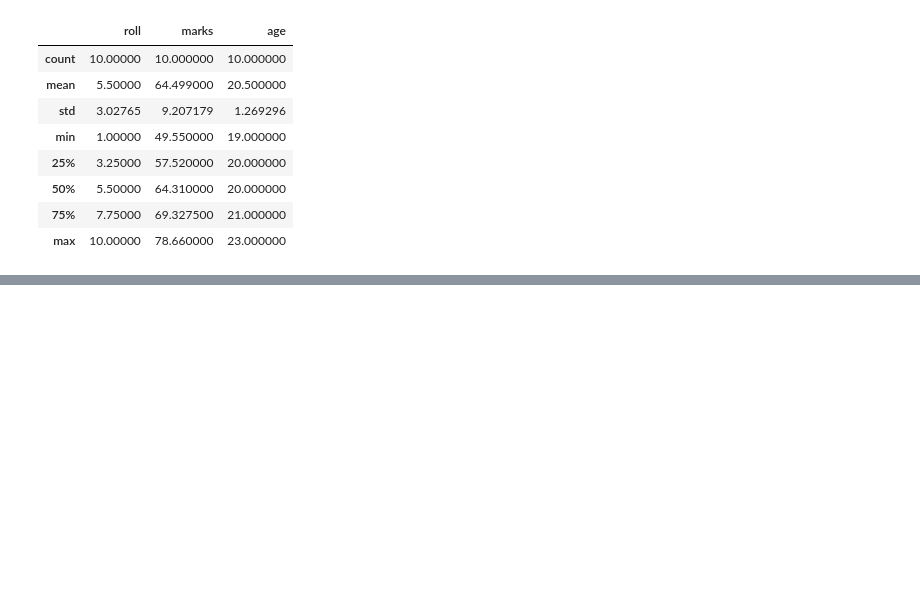
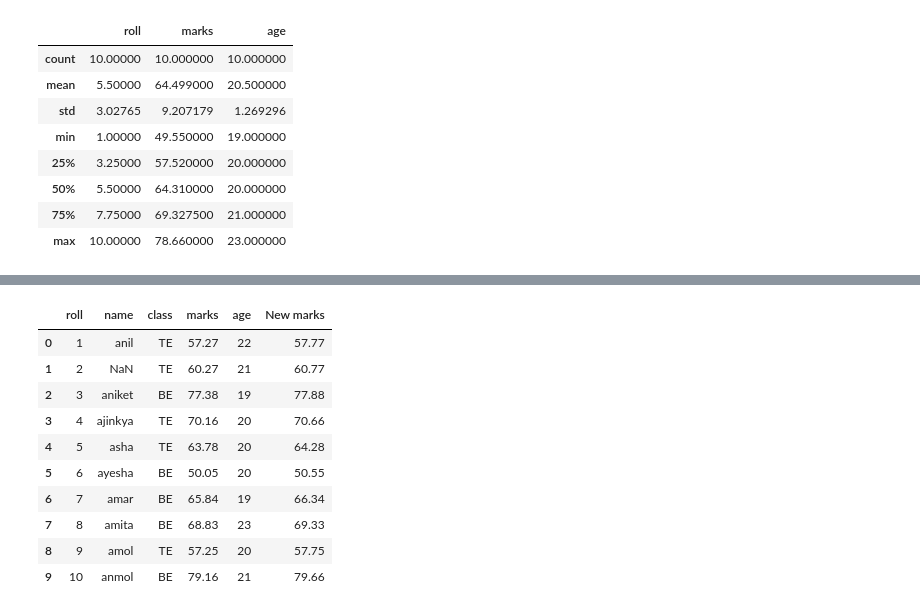
Before and after one commit to agnelor/Data-Science, a Jupyter notebook: 08 Data Analysis.ipynb, the cells around one changed output, grey strips where cells are left out. Saved outputs shown, nothing was run; the diff lists cells and outputs as text; code cells hidden in the pictures; blank space fills up the shorter version.

```diff
--- a/08 Data Analysis.ipynb
+++ b/08 Data Analysis.ipynb
@@ -508,0 +539,2 @@ df.describe()
+# %%
+df['marks']= df['marks'] + 0.5
@@ -508,0 +555,15 @@ df.describe()
+# %%
+df['New marks']= df['marks'] + 0.5
+df
+# %% [output]
+|  | roll | name | class | marks | age | New marks |
+| 0 | 1 | anil | TE | 57.27 | 22 | 57.77 |
+| 1 | 2 | NaN | TE | 60.27 | 21 | 60.77 |
+| 2 | 3 | aniket | BE | 77.38 | 19 | 77.88 |
+| 3 | 4 | ajinkya | TE | 70.16 | 20 | 70.66 |
+| 4 | 5 | asha | TE | 63.78 | 20 | 64.28 |
+| 5 | 6 | ayesha | BE | 50.05 | 20 | 50.55 |
+| 6 | 7 | amar | BE | 65.84 | 19 | 66.34 |
+| 7 | 8 | amita | BE | 68.83 | 23 | 69.33 |
+| 8 | 9 | amol | TE | 57.25 | 20 | 57.75 |
+| 9 | 10 | anmol | BE | 79.16 | 21 | 79.66 |
```
Also changed, not shown: parts of 34 cells of this notebook.
